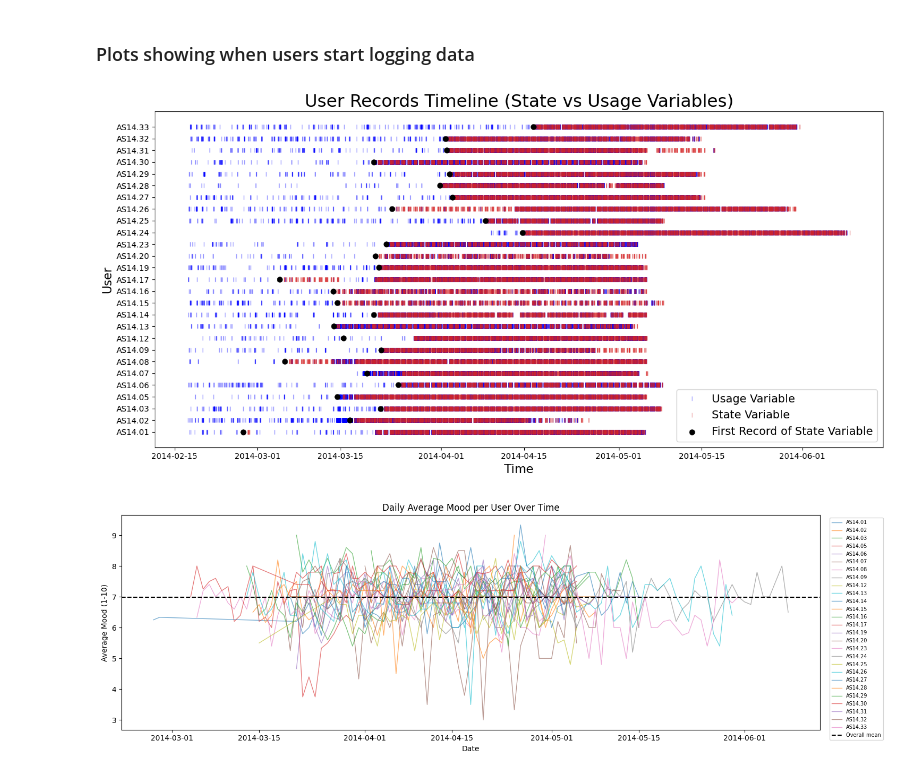
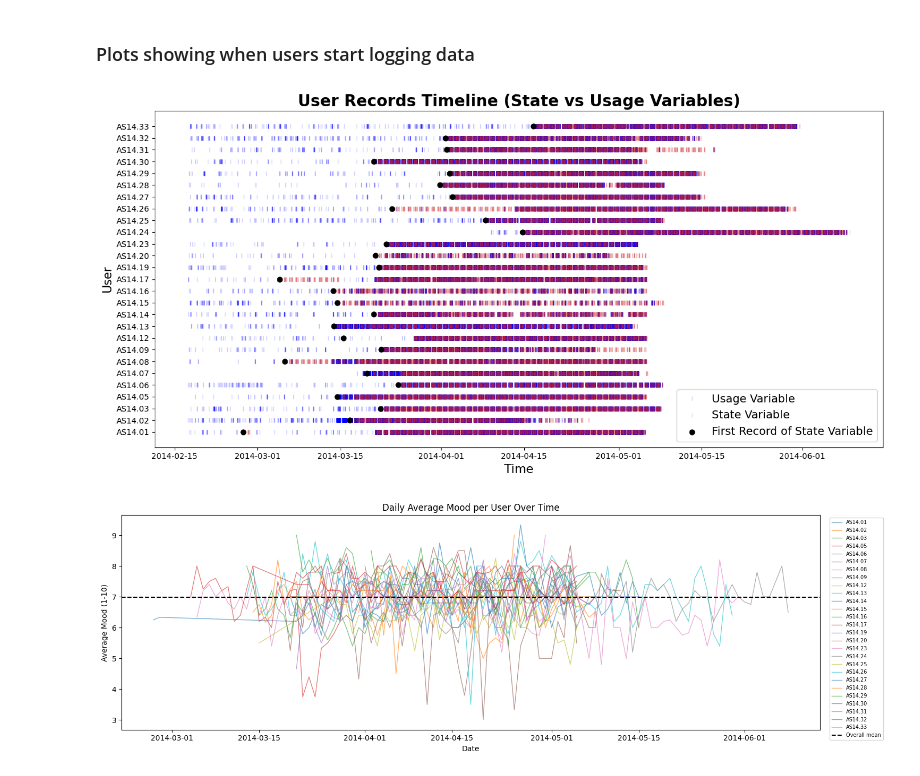
Before and after one commit to rozaneuroza/DataMiningProject, a Jupyter notebook: EDA.ipynb, the cells around one changed output. Drawn from its saved outputs; the diff is of its cells as text; code cells hidden in the pictures.

```diff
--- a/EDA.ipynb
+++ b/EDA.ipynb
@@ -54,7 +54,7 @@ n = len(variables)
 
 # Plot
 
-cols = 4
+cols = 5
 rows = math.ceil(n/cols)
 
 fig, axes = plt.subplots(rows, cols, figsize = (18, 4*rows))
@@ -66,7 +66,7 @@ for i, var in enumerate(variables):
     daily = raw.groupby(pd.Grouper(key="time", freq="D"))["value"].mean()
 
     axes[i].scatter(daily.index, daily.values, s=10)
-    axes[i].set_title(var)
+    axes[i].set_title(var, fontsize=20)
     axes[i].tick_params(axis='x', rotation=45)
 
 for j in range(i+1, len(axes)):
@@ -194,37 +194,37 @@ for uid, g in df.groupby("id"):
         g_non["time"],
         [y[uid]]*len(g_non),
         "|",
         color="blue",
-        alpha=0.4,
+        alpha=0.2,
         markersize=6
     )
 
     # state ticks
     g_state = g[g["variable"].isin(STATE_VARS)]
     plt.plot(
         g_state["time"],
         [y[uid]]*len(g_state),
         "|",
         color="tab:red",
-        alpha=0.4,
+        alpha=0.2,
         markersize=6
     )
 
     # first state marker (optional, keep/remove as you like)
     if uid in first_state:
         plt.scatter(first_state[uid], y[uid],
                     color="black", s=40, zorder=3)
 
 plt.yticks(list(y.values()), list(y.keys()))
-plt.title("User Records Timeline (State vs Usage Variables)", fontsize=22)
+plt.title("User Records Timeline (State vs Usage Variables)", fontsize=20, fontweight='bold')
 plt.xlabel("Time", fontsize=15)
 plt.ylabel("User", fontsize=15)
 plt.legend(["Usage Variable", "State Variable", "First Record of State Variable"], loc="lower right", fontsize=14)
 
 plt.tight_layout()
 plt.show()
 # %% [output]
-[figure, old version]
+[figure, new version]
 # %%
 # Mood over time per user
 mood_df = df[df['variable'] == 'mood'].copy()
```
Also changed, not shown: parts of 1 cell of this notebook, 11 other files.
